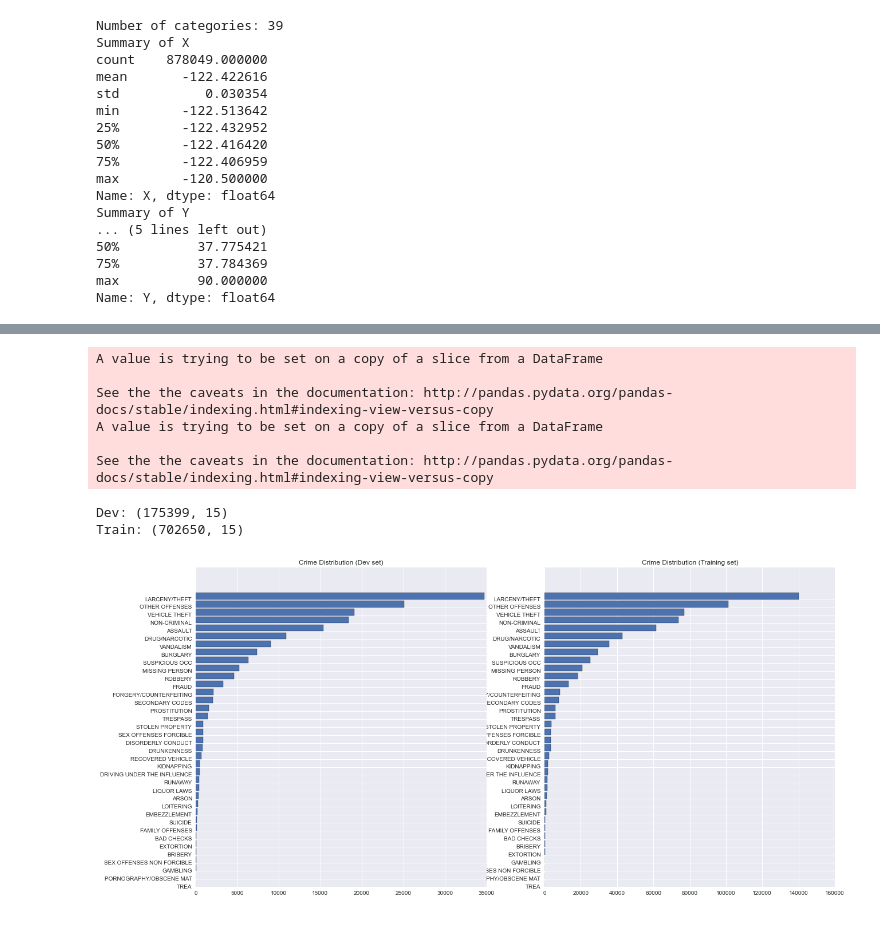
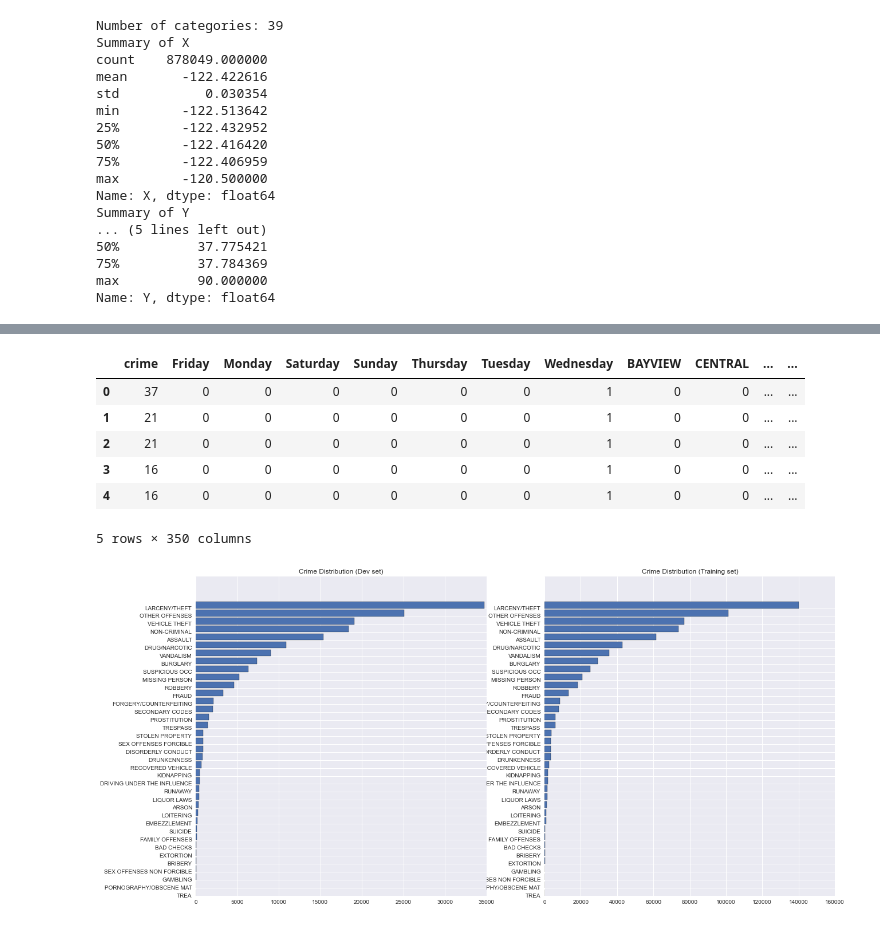
Before and after one commit to samacart/SFCrime, a Jupyter notebook: SFCrime-iPy-Models.ipynb, the cells around one changed output, grey strips where cells are left out. Cells and saved outputs as stored; diff of their text form; code cells hidden in the pictures.

```diff
--- a/SFCrime-iPy-Models.ipynb
+++ b/SFCrime-iPy-Models.ipynb
@@ -147,0 +423,39 @@ train_df_new.head()
+# %%
+#Create binarized dummy arrays
+dum_days = pd.get_dummies(train_df.DayOfWeek)
+print "Days as dummy"
+print dum_days.shape
+
+dum_pds = pd.get_dummies(train_df.PdDistrict)
+print "\nDistrict as dummy"
+print dum_pds.shape
+
+dum_streets = pd.get_dummies(train_df.street)
+print "\nStreet as dummy"
+print dum_streets.shape
+
+dum_hours = pd.get_dummies(train_df_new.hour)
+print "\nHours as dummy"
+print dum_hours.shape
+
+dum_mins = pd.get_dummies(train_df_new.minutes)
+print "\nMinutes as dummy"
+print dum_mins.shape
+
+dum_season = pd.get_dummies(train_df.seas)
+print "\nSeason as dummy"
+print dum_season.shape
+
+dum_tod = pd.get_dummies(train_df.time_of_day)
+print "\ToD as dummy"
+print dum_tod.shape
+
+dum_dt = pd.get_dummies(train_df.day_type)
+print "\Day Type as dummy"
+print dum_dt.shape
+
+dum_cols = pd.concat([dum_days, dum_pds, dum_tod, dum_hours, dum_mins, dum_season, dum_streets], axis=1)
+
+print "\Combined:"
+dum_cols.shape
+dum_cols.head()
@@ -148,34 +487,33 @@ train_df_new.head()
+# %%
+# Optimizing non-dummy cols on Trail2
+train_2 = pd.concat([train_df_new.crime, dum_cols], axis=1)
+
+train_2.shape
+train_2.head()
+# %% [output]
+|  | crime | Friday | Monday | Saturday | Sunday | Thursday | Tuesday | Wednesday | BAYVIEW | CENTRAL | ... | ... |
+| 0 | 37 | 0 | 0 | 0 | 0 | 0 | 0 | 1 | 0 | 0 | ... | ... |
+| 1 | 21 | 0 | 0 | 0 | 0 | 0 | 0 | 1 | 0 | 0 | ... | ... |
+| 2 | 21 | 0 | 0 | 0 | 0 | 0 | 0 | 1 | 0 | 0 | ... | ... |
+| 3 | 16 | 0 | 0 | 0 | 0 | 0 | 0 | 1 | 0 | 0 | ... | ... |
+| 4 | 16 | 0 | 0 | 0 | 0 | 0 | 0 | 1 | 0 | 0 | ... | ... |
+5 rows × 350 columns
 # %%
-# Split this into Dev and Training Data
+# Create the DEV set from the TRAIN set - 20% dev, 80% train
 DEV_SIZE = 0.20
+np.random.seed(0)
+msk = np.random.rand(len(train_2)) < DEV_SIZE
 
-# fix a random seed
-np.random.seed(0)
-# Create boolean mask
-# np.random creates a vector of random values between 0 and 1
-# Those values are filtered to create a binary mask
-msk = np.random.rand(len(train_df_new)) < DEV_SIZE
-
-dev = train_df_new[msk]
+dev = train_2[msk]
 dev_labels = np.array(dev.crime)
 dev.drop('crime',1,inplace=True)
 
-train = train_df_new[~msk]  # inverse of boolean mask
+train = train_2[~msk]  # inverse of boolean mask
 train_labels = np.array(train.crime)
 train.drop('crime',1,inplace=True)
 
 print "Dev: " + str(dev.shape)
 print "Train: " + str(train.shape)
-#print "Test: " + str(test_df.shape)
-# %% [output]
-A value is trying to be set on a copy of a slice from a DataFrame
-
-See the the caveats in the documentation: http://pandas.pydata.org/pandas-docs/stable/indexing.html#indexing-view-versus-copy
-A value is trying to be set on a copy of a slice from a DataFrame
-
-See the the caveats in the documentation: http://pandas.pydata.org/pandas-docs/stable/indexing.html#indexing-view-versus-copy
-Dev: (175399, 15)
-Train: (702650, 15)
 # %%
 # make sure dev and train datasets have similar
 # distribution for outcome variable
```
Also changed, not shown: parts of 12 cells of this notebook.
